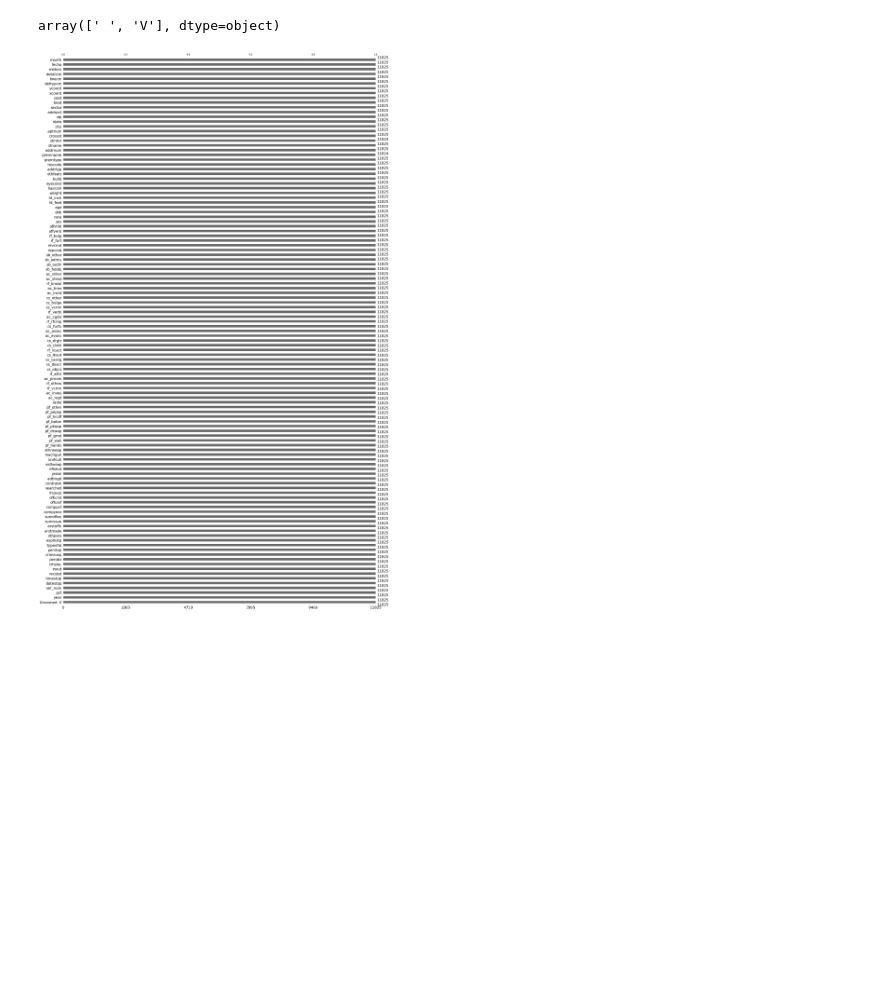
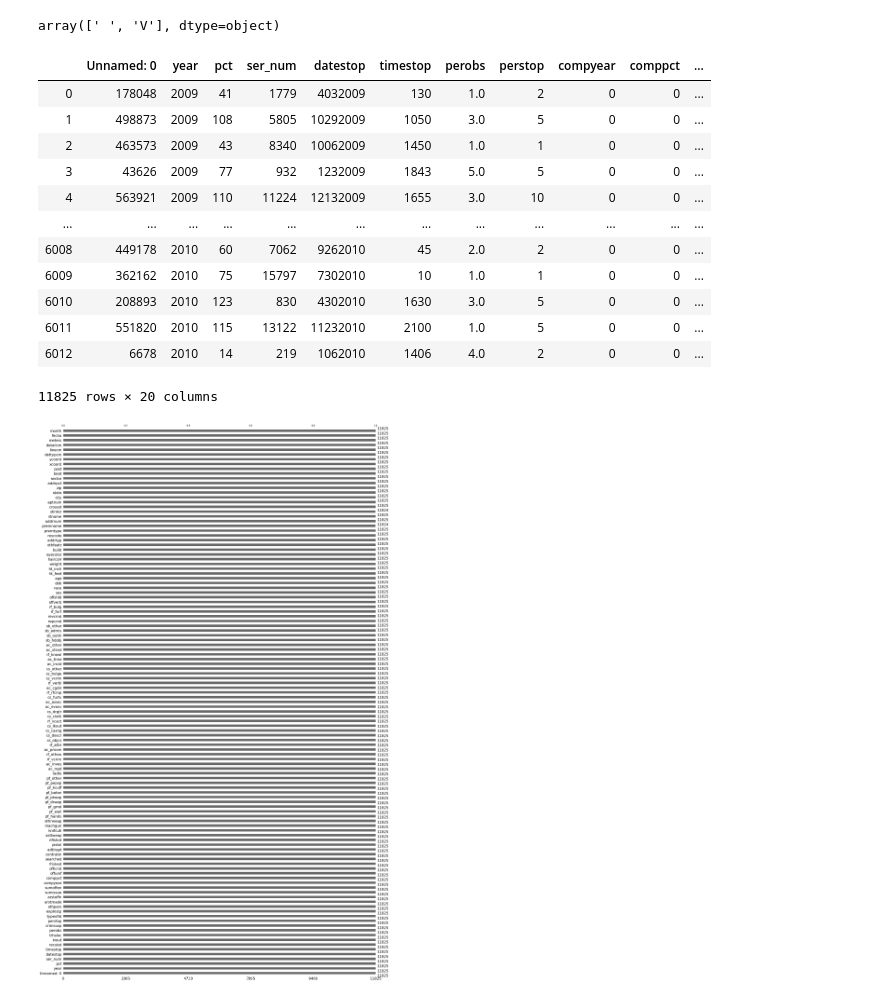
Before and after one commit to ggmarioe/trabajo-modelos-supervisados, a Jupyter notebook: Prueba_Supervisada 25-09-2021.ipynb, the cells around one changed output. Cells and saved outputs as stored; diff of their text form; code cells hidden in the pictures; blank space fills up the shorter version.

```diff
--- a/Prueba_Supervisada 25-09-2021.ipynb
+++ b/Prueba_Supervisada 25-09-2021.ipynb
@@ -113,6 +113,24 @@ pd.crosstab(index=df_consolidado['offverb'], columns="count")
 df_consolidado['offverb'].unique()
 # %% [output]
 array([' ', 'V'], dtype=object)
+# %%
+df_categoricas = df_consolidado.select_dtypes(include='object')
+df_numericas = df_consolidado.drop(df_categoricas,axis=1)
+df_numericas
+# %% [output]
+|  | Unnamed: 0 | year | pct | ser_num | datestop | timestop | perobs | perstop | compyear | comppct | ... |
+| 0 | 178048 | 2009 | 41 | 1779 | 4032009 | 130 | 1.0 | 2 | 0 | 0 | ... |
+| 1 | 498873 | 2009 | 108 | 5805 | 10292009 | 1050 | 3.0 | 5 | 0 | 0 | ... |
+| 2 | 463573 | 2009 | 43 | 8340 | 10062009 | 1450 | 1.0 | 1 | 0 | 0 | ... |
+| 3 | 43626 | 2009 | 77 | 932 | 1232009 | 1843 | 5.0 | 5 | 0 | 0 | ... |
+| 4 | 563921 | 2009 | 110 | 11224 | 12132009 | 1655 | 3.0 | 10 | 0 | 0 | ... |
+| ... | ... | ... | ... | ... | ... | ... | ... | ... | ... | ... | ... |
+| 6008 | 449178 | 2010 | 60 | 7062 | 9262010 | 45 | 2.0 | 2 | 0 | 0 | ... |
+| 6009 | 362162 | 2010 | 75 | 15797 | 7302010 | 10 | 1.0 | 1 | 0 | 0 | ... |
+| 6010 | 208893 | 2010 | 123 | 830 | 4302010 | 1630 | 3.0 | 5 | 0 | 0 | ... |
+| 6011 | 551820 | 2010 | 115 | 13122 | 11232010 | 2100 | 1.0 | 5 | 0 | 0 | ... |
+| 6012 | 6678 | 2010 | 14 | 219 | 1062010 | 1406 | 4.0 | 2 | 0 | 0 | ... |
+11825 rows × 20 columns
 # %%
 msno.bar(df_consolidado); # El gráfico también nos ayuda a identificar que casi no existen valores perdidos
 # %% [output]
```
